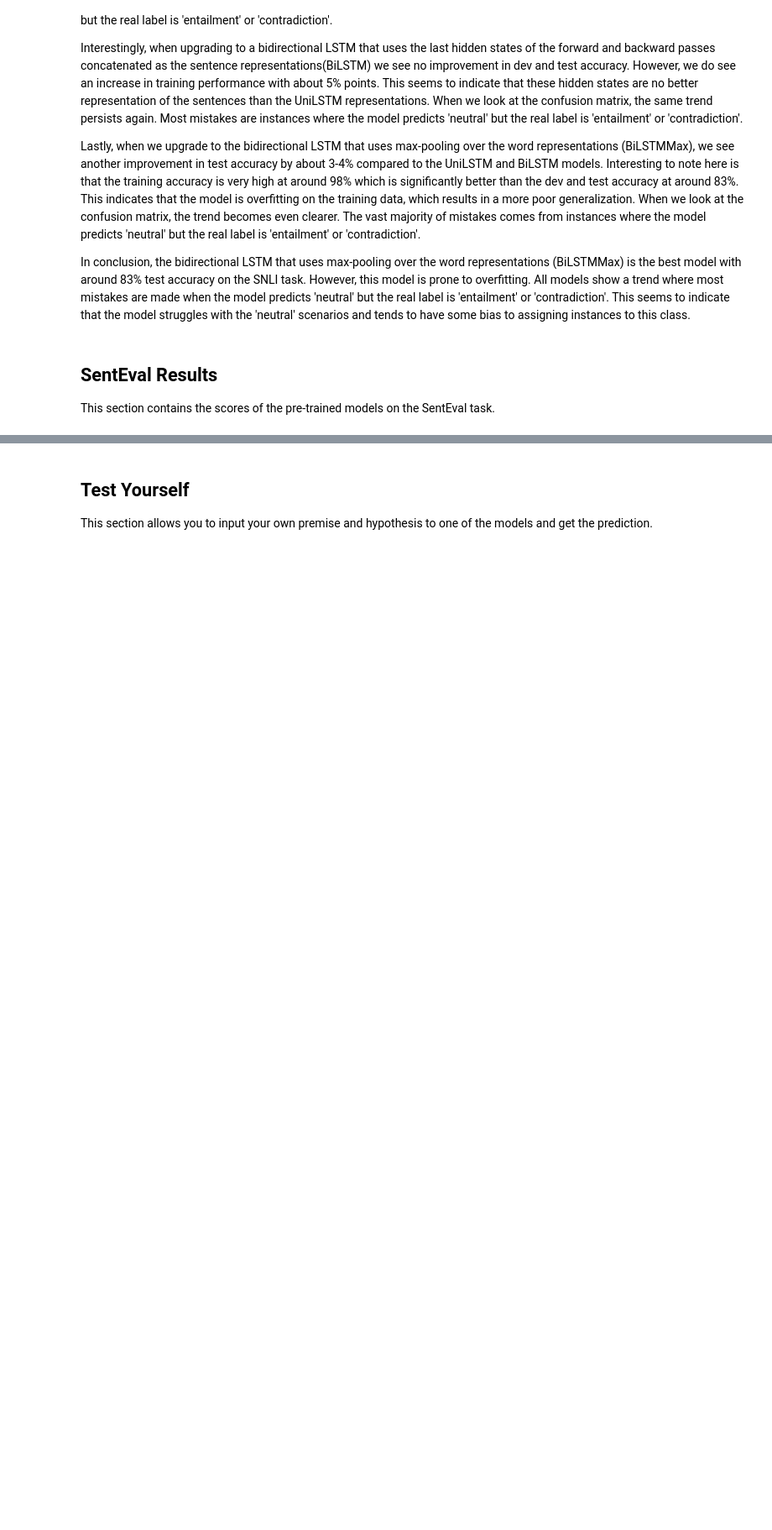
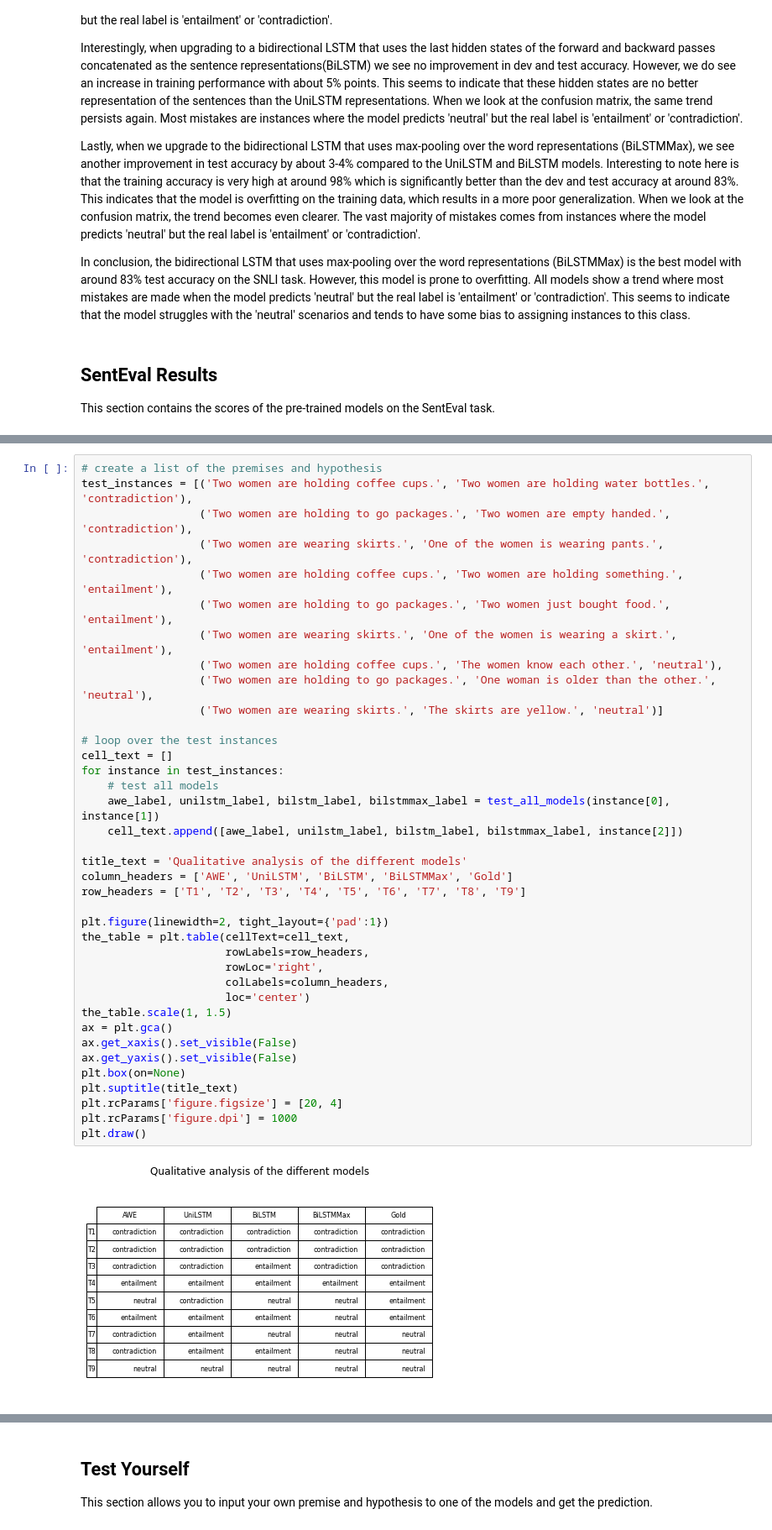
Before and after one commit to Luuk99/ATCS_Practical_1, a Jupyter notebook: results.ipynb, the cells around one changed output, grey strips where cells are left out. Shown at 84% size. Cells and saved outputs as stored; diff of their text form; blank space fills up the shorter version.

```diff
--- a/results.ipynb
+++ b/results.ipynb
@@ -300,0 +478,40 @@ print(awe_results)
+# %%
+# create a list of the premises and hypothesis
+test_instances = [('Two women are holding coffee cups.', 'Two women are holding water bottles.', 'contradiction'),
+                  ('Two women are holding to go packages.', 'Two women are empty handed.', 'contradiction'),
+                  ('Two women are wearing skirts.', 'One of the women is wearing pants.', 'contradiction'),
+                  ('Two women are holding coffee cups.', 'Two women are holding something.', 'entailment'),
+                  ('Two women are holding to go packages.', 'Two women just bought food.', 'entailment'),
+                  ('Two women are wearing skirts.', 'One of the women is wearing a skirt.', 'entailment'),
+                  ('Two women are holding coffee cups.', 'The women know each other.', 'neutral'),
+                  ('Two women are holding to go packages.', 'One woman is older than the other.', 'neutral'),
+                  ('Two women are wearing skirts.', 'The skirts are yellow.', 'neutral')]
+
+# loop over the test instances
+cell_text = []
+for instance in test_instances:
+    # test all models
+    awe_label, unilstm_label, bilstm_label, bilstmmax_label = test_all_models(instance[0], instance[1])
+    cell_text.append([awe_label, unilstm_label, bilstm_label, bilstmmax_label, instance[2]])
+
+title_text = 'Qualitative analysis of the different models'
+column_headers = ['AWE', 'UniLSTM', 'BiLSTM', 'BiLSTMMax', 'Gold']
+row_headers = ['T1', 'T2', 'T3', 'T4', 'T5', 'T6', 'T7', 'T8', 'T9']
+
+plt.figure(linewidth=2, tight_layout={'pad':1})
+the_table = plt.table(cellText=cell_text,
+                      rowLabels=row_headers,
+                      rowLoc='right',
+                      colLabels=column_headers,
+                      loc='center')
+the_table.scale(1, 1.5)
+ax = plt.gca()
+ax.get_xaxis().set_visible(False)
+ax.get_yaxis().set_visible(False)
+plt.box(on=None)
+plt.suptitle(title_text)
+plt.rcParams['figure.figsize'] = [20, 4]
+plt.rcParams['figure.dpi'] = 1000
+plt.draw()
+# %% [output]
+[figure, added]
```
Also changed, not shown: parts of 22 cells of this notebook, 4 other files.
